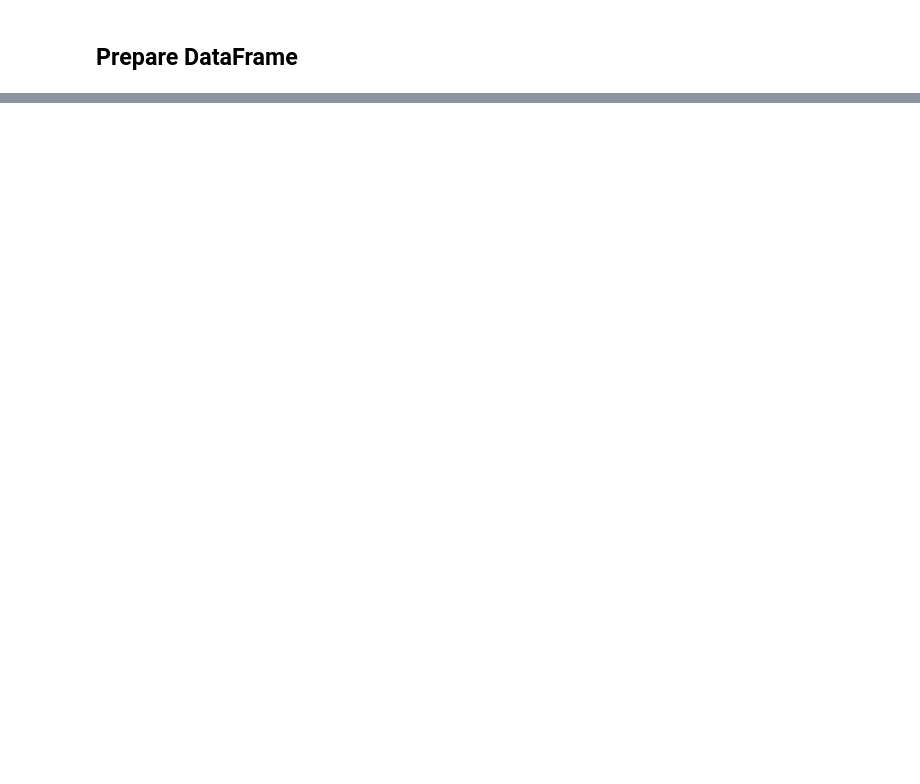
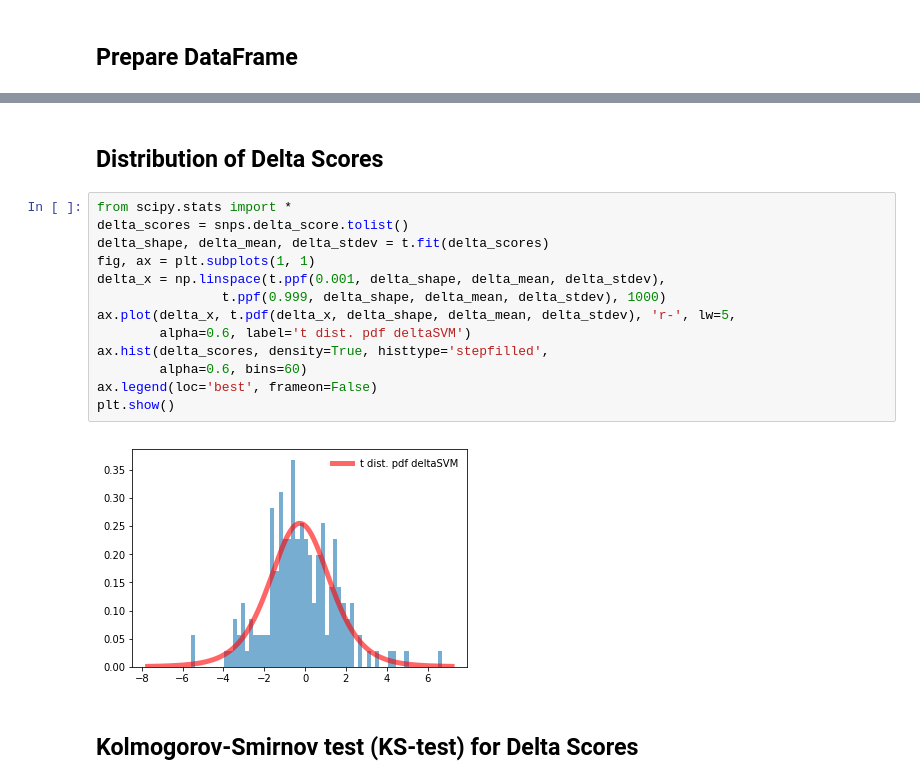
Before and after one commit to kundajelab/alzheimers_parkinsons, a Jupyter notebook: clusters_gkmsvm/notebooks/cluster17.ipynb, the cells around one changed output, grey strips where cells are left out. Cells and saved outputs as stored; diff of their text form; blank space fills up the shorter version.

```diff
--- a/clusters_gkmsvm/notebooks/cluster17.ipynb
+++ b/clusters_gkmsvm/notebooks/cluster17.ipynb
@@ -171,0 +195,19 @@ display(neg_snps)
+# %% [markdown]
+## Distribution of Delta Scores
+# %%
+from scipy.stats import *
+delta_scores = snps.delta_score.tolist()
+delta_shape, delta_mean, delta_stdev = t.fit(delta_scores)
+fig, ax = plt.subplots(1, 1)
+delta_x = np.linspace(t.ppf(0.001, delta_shape, delta_mean, delta_stdev),
+                t.ppf(0.999, delta_shape, delta_mean, delta_stdev), 1000)
+ax.plot(delta_x, t.pdf(delta_x, delta_shape, delta_mean, delta_stdev), 'r-', lw=5,
+        alpha=0.6, label='t dist. pdf deltaSVM')
+ax.hist(delta_scores, density=True, histtype='stepfilled',
+        alpha=0.6, bins=60)
+ax.legend(loc='best', frameon=False)
+plt.show()
+# %% [output]
+[figure, added]
+# %% [markdown]
+## Kolmogorov-Smirnov test (KS-test) for Delta Scores
```
Also changed, not shown: parts of 21 cells of this notebook.
